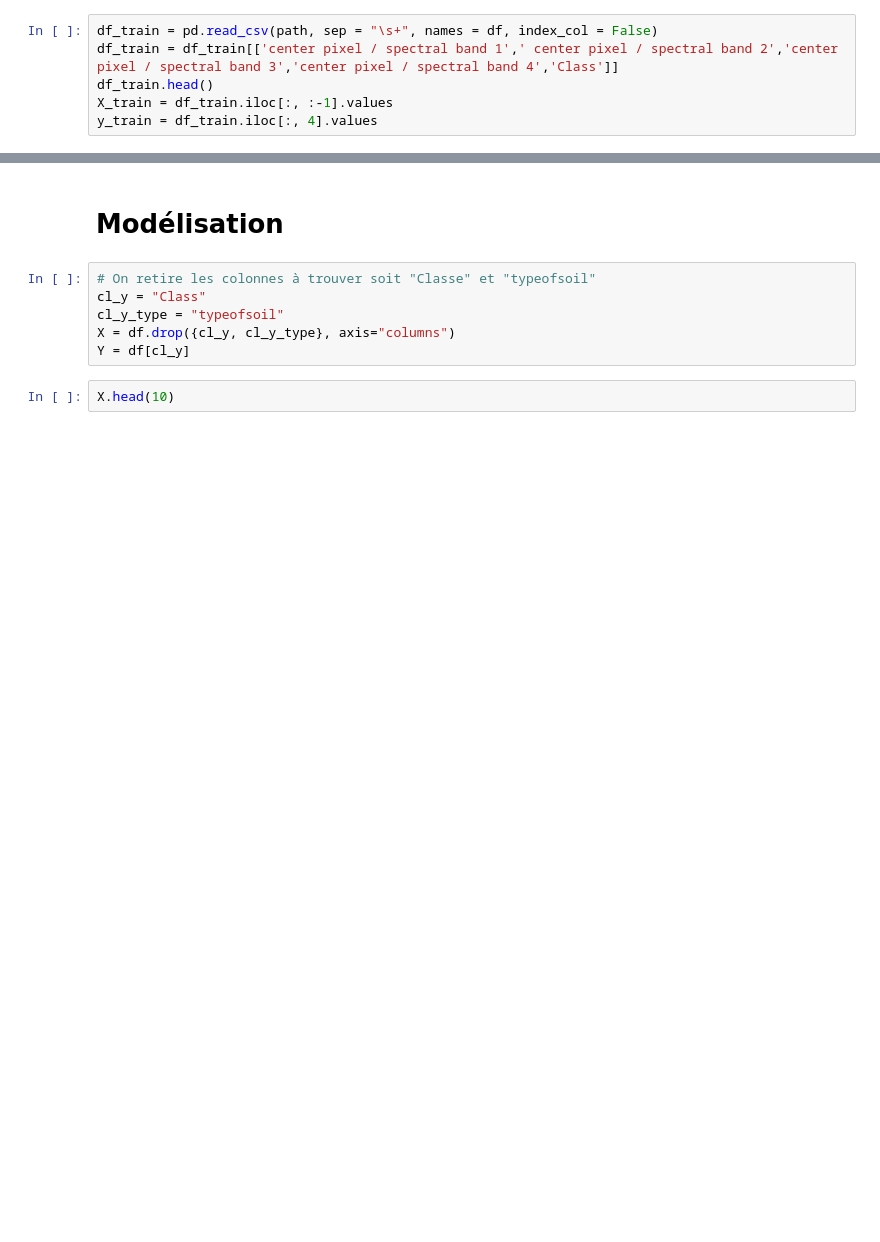
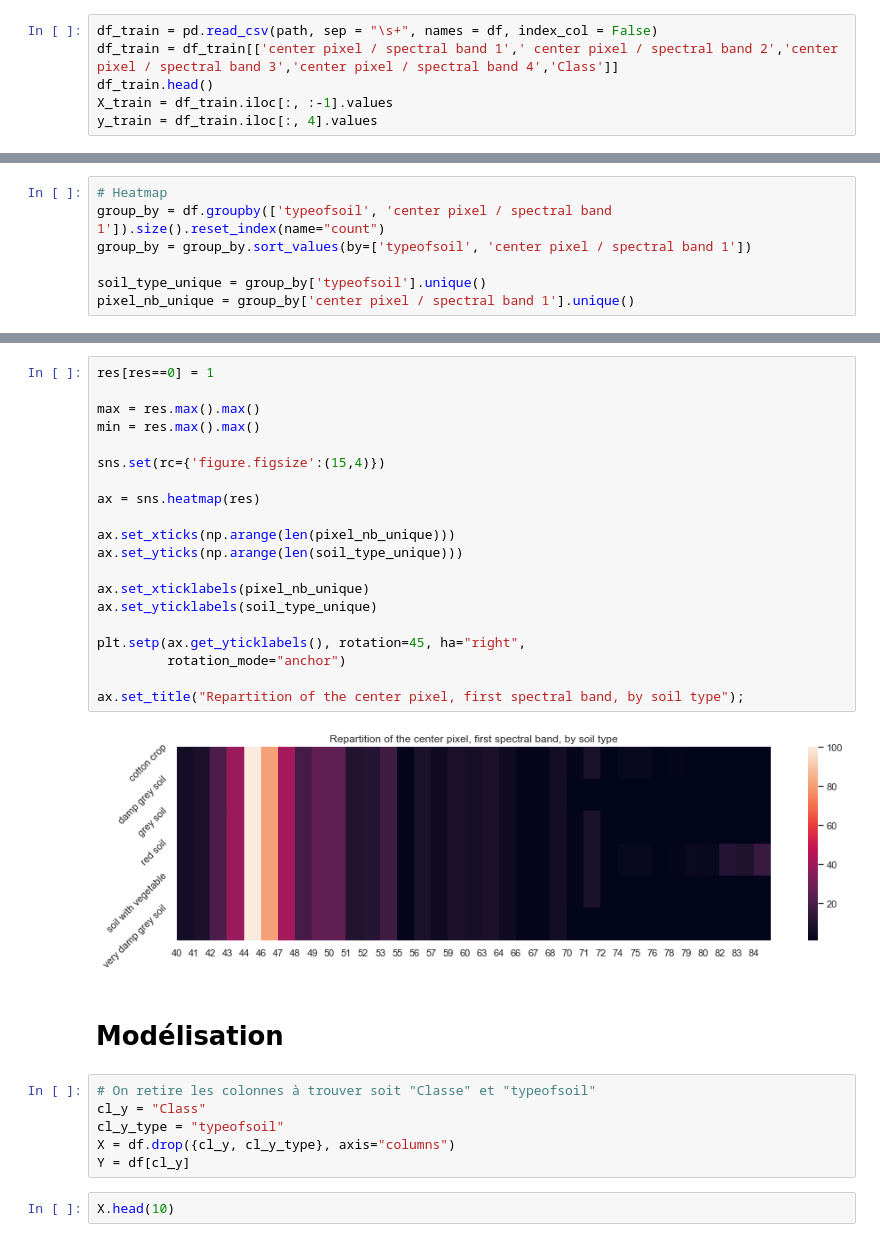
Before and after one commit to IbooSama/data-analysis-satellite, a Jupyter notebook: data-satellite-analysis.ipynb, the cells around one changed output, grey strips where cells are left out. Saved outputs shown, nothing was run; the diff lists cells and outputs as text; blank space fills up the shorter version.

```diff
--- a/data-satellite-analysis.ipynb
+++ b/data-satellite-analysis.ipynb
@@ -134,0 +142,7 @@ plt.show()
+# %%
+# Heatmap
+group_by = df.groupby(['typeofsoil', 'center pixel / spectral band 1']).size().reset_index(name="count")
+group_by = group_by.sort_values(by=['typeofsoil', 'center pixel / spectral band 1'])
+
+soil_type_unique = group_by['typeofsoil'].unique()
+pixel_nb_unique = group_by['center pixel / spectral band 1'].unique()
@@ -135,3 +191,25 @@ plt.show()
+# %%
+res[res==0] = 1
+
+max = res.max().max()
+min = res.max().max()
+
+sns.set(rc={'figure.figsize':(15,4)})
+
+ax = sns.heatmap(res)
+
+ax.set_xticks(np.arange(len(pixel_nb_unique)))
+ax.set_yticks(np.arange(len(soil_type_unique)))
+
+ax.set_xticklabels(pixel_nb_unique)
+ax.set_yticklabels(soil_type_unique)
+
+plt.setp(ax.get_yticklabels(), rotation=45, ha="right",
+         rotation_mode="anchor")
+
+ax.set_title("Repartition of the center pixel, first spectral band, by soil type");
+# %% [output]
+[figure, added]
 # %% [markdown]
 # Modélisation
 # %%
```
Also changed, not shown: parts of 18 cells of this notebook, 1 other file.
